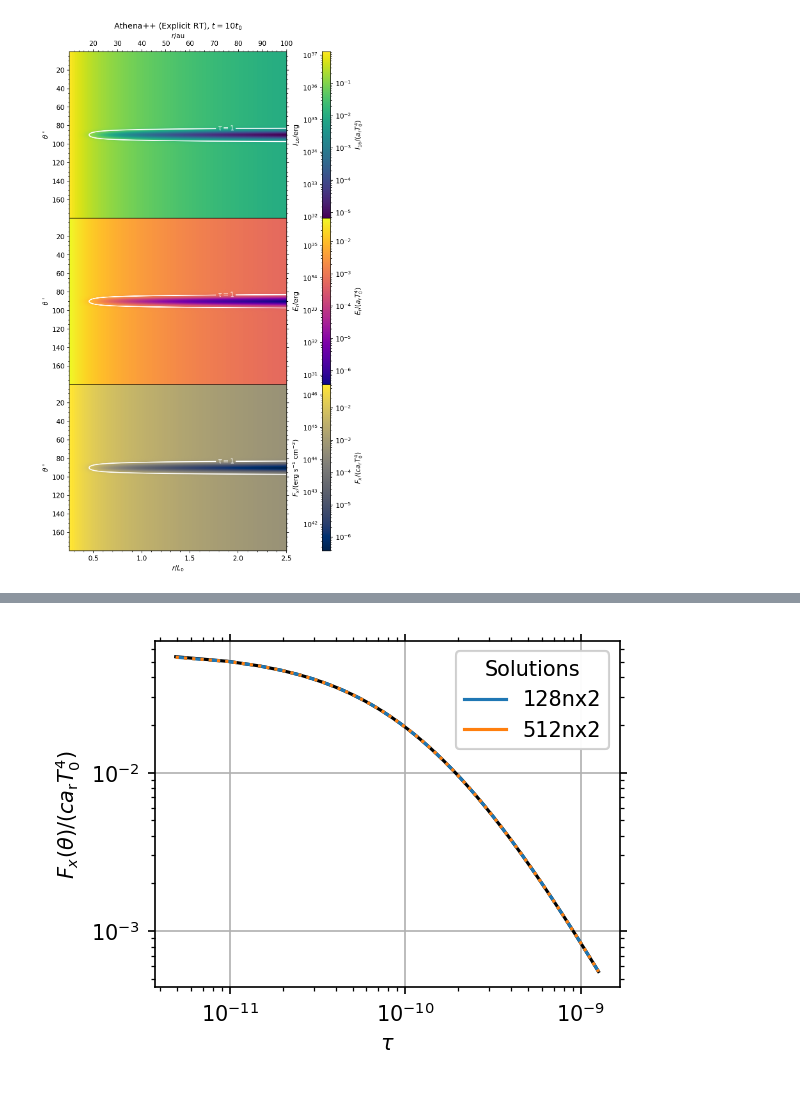
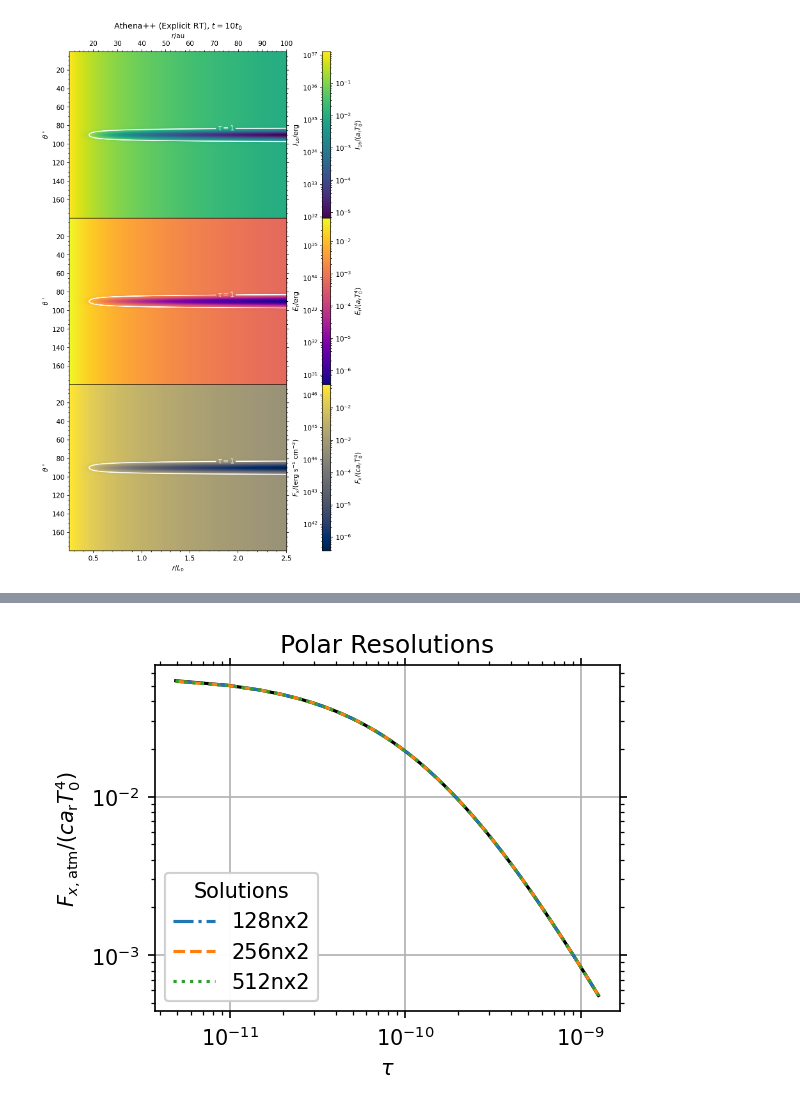
Before and after one commit to sabaronett/rad-hydro, a Jupyter notebook: athena/dev/yanfeij/const_opac_raytrace/ExplicitRTComparison.ipynb, the cells around one changed output, grey strips where cells are left out. Cells and saved outputs as stored; diff of their text form; code cells hidden in the pictures.

```diff
--- a/athena/dev/yanfeij/const_opac_raytrace/ExplicitRTComparison.ipynb
+++ b/athena/dev/yanfeij/const_opac_raytrace/ExplicitRTComparison.ipynb
@@ -260,9 +260,9 @@ rads, phis, zs = GetCylCoord(x1mesh, x2mesh, 0)
 rho_field_theo = DenProfileCyl(rads, phis, zs)
 rho_field_theo[rho_field_theo < dfloor] = dfloor
 T_field_theo = PoverR(rads, phis, zs)
-dtheta = (x2max - x2min)/nx2
+dtheta_theo = (x2max - x2min)/nx2
 theta_mid_deg = 90
-j_mid = int(theta_mid_deg/rad2deg/dtheta)
+j_mid = int(theta_mid_deg/rad2deg/dtheta_theo)
 
 # Plot
 fig, axs = plt.subplots(nrows=2, sharex=True, figsize=(4, 6), dpi=150)
@@ -350,7 +350,9 @@ import matplotlib.pyplot as plt
 def fmt(x):
   return rf'$\tau={x:.0f}$'
 
-dtau = rho_field_theo*kappa_a*np.diff(x1f)
+# dtau = rho_field_theo*kappa_a*np.diff(x1f)
+dtau = rho_field_theo*kappa_a*((x1f[1:]**3 - x1f[:-1]**3)/3)\
+       /(((x1f[1:]**2 + x1f[:-1]**2)/2))
 tau_field_theo = np.cumsum(dtau, axis=1)
 # Fx_field_theo = np.power(T, 4)*np.power(R/x1v, 2)/4*(np.exp(-tau_field_theo))
 F = 1
@@ -583,19 +585,19 @@ F_x(10 au) = 5.32e-02 ca_rT_0^4 = 2.14e+46 erg/cm^2/s
 #===============================================================================
 problem_id = 'const_opac_raytrace'
 fig, ax = plt.subplots(figsize=(4, 3), dpi=150)
-colors = ['tab:blue', 'tab:orange', 'tab:green', 'tab:red', 'tab:purple',
+cs = ['tab:blue', 'tab:orange', 'tab:green', 'tab:red', 'tab:purple',
           'tab:brown', 'tab:pink', 'tab:gray', 'tab:olive', 'tab:cyan']
 theta_degs = [90, 86, 60]
 lss = ['solid', 'dashed', 'dotted']
 c_solns, ls_thetas = [], []
-runs = ['128nx2', '512nx2']
+runs = ['128nx2', '256nx2', '512nx2']
 
 for th, theta_deg in enumerate(theta_degs):
     # Plot analytic solution
-    j = int(theta_deg/rad2deg/dtheta)
+    j = int(theta_deg/rad2deg/dtheta_theo)
     ax.plot(x1v, Fx_field_theo[j, :], color='black', ls=lss[th])
     ls_thetas.append(ax.plot([], [], color='tab:gray', ls=lss[th],
-                  label=rf'${theta_deg}$')[0])
+                     label=rf'${theta_deg}$')[0])
 
 # c_solns.append(ax.plot([], [], color='black', label='Analytic')[0])
 
@@ -617,7 +619,7 @@ for i, run in enumerate(runs):
 
 # Plot ghost points for colorless line style and add legends
 ls_legend = plt.legend(title=r'$\theta^\circ$', handles=ls_thetas,
-                       loc='center left')
+                       loc='lower center')
 color_legend = plt.legend(title='Solutions', handles=c_solns, loc='lower left')
 ax.add_artist(ls_legend)
 ax.add_artist(color_legend)
@@ -630,7 +632,7 @@ ax_r.set(xlabel=r'$r$/au')
 # Format (sub)plots
 ax.grid()
 ax.minorticks_on()
-ax.set(xlabel=r'$r/L_0$', xscale='log', yscale='log',
+ax.set(xlabel=r'$r/L_0$', xscale='log', yscale='log', title='Polar Resolutions',
        ylabel=r'$F_x(\theta)/(ca_\mathrm{r}T_0^4)$')
 ax.tick_params(axis='both', which='both', right=True)
 # plt.savefig('figs/frame.jpg', bbox_inches='tight')
@@ -640,16 +699,16 @@ ax.tick_params(axis='both', which='both', right=True)
 #===============================================================================
 problem_id = 'const_opac_raytrace'
 fig, ax = plt.subplots(figsize=(4, 3), dpi=150)
-colors = ['tab:blue', 'tab:orange', 'tab:green', 'tab:red', 'tab:purple',
+cs = ['tab:blue', 'tab:orange', 'tab:green', 'tab:red', 'tab:purple',
           'tab:brown', 'tab:pink', 'tab:gray', 'tab:olive', 'tab:cyan']
 theta_degs = [90, 86, 60]
 lss = ['solid', 'dashed', 'dotted']
 c_solns, ls_thetas = [], []
-runs = ['128nx2', '512nx2']
+runs = ['128nx2', '256nx2', '512nx2']
 
 for th, theta_deg in enumerate(theta_degs):
     # Plot analytic solution
-    j = int(theta_deg/rad2deg/dtheta)
+    j = int(theta_deg/rad2deg/dtheta_theo)
     ax.plot(tau_field_theo[j, :], Fx_field_theo[j, :], color='black', ls=lss[th])
     ls_thetas.append(ax.plot([], [], color='tab:gray', ls=lss[th],
                   label=rf'${theta_deg}$')[0])
@@ -685,6 +744,7 @@ ax.add_artist(color_legend)
 ax.grid()
 ax.minorticks_on()
 ax.set(xlabel=r'$\tau$', yscale='log',
+       title=r'Polar Resolutions, d$\tau\propto r_\mathrm{p} - r_\mathrm{m}$',
        ylabel=r'$F_x(\theta)/(ca_\mathrm{r}T_0^4)$')
 ax.tick_params(axis='both', which='both', top=True, right=True)
 # plt.savefig('figs/frame.jpg', bbox_inches='tight')
@@ -694,48 +922,48 @@ ax.tick_params(axis='both', which='both', top=True, right=True)
 #===============================================================================
 problem_id = 'const_opac_raytrace'
 fig, ax = plt.subplots(figsize=(4, 3), dpi=150)
-colors = ['tab:blue', 'tab:orange', 'tab:green', 'tab:red', 'tab:purple',
+cs = ['tab:blue', 'tab:orange', 'tab:green', 'tab:red', 'tab:purple',
           'tab:brown', 'tab:pink', 'tab:gray', 'tab:olive', 'tab:cyan']
 theta_degs = [60]
-lss = ['solid', 'dashed', 'dotted']
+lss = ['solid', 'dashdot', 'dashed', 'dotted']
 c_solns, ls_thetas = [], []
-runs = ['128nx2', '512nx2']
+runs = ['128nx2', '256nx2', '512nx2']
 
 for th, theta_deg in enumerate(theta_degs):
     # Plot analytic solution
-    j = int(theta_deg/rad2deg/dtheta)
+    j = int(theta_deg/rad2deg/dtheta_theo)
     ax.plot(tau_field_theo[j, :], Fx_field_theo[j, :], color='black')
 
 # c_solns.append(ax.plot([], [], color='black', label='Analytic')[0])
 
 # Read and plot explicit RT Athena++ solutions
 for i, run in enumerate(runs):
   path = f'eRT-{run}'
   athinput = athena_read.athinput(f'{path}/athinput.{problem_id}')
   dtheta = (athinput['mesh']['x2max'] - athinput['mesh']['x2min'])\
            /athinput['mesh']['nx2']
   athdf = athena_read.athdf(f'{path}/athdf/{problem_id}.out1.00001.athdf')
   dtau = athdf['Sigma_a_0'][0]*np.diff(athdf['x1f'])
   tau_field = np.cumsum(dtau, axis=1)
   Fx_field = athdf['Fr1'][0]
 
   for th, theta_deg in enumerate(theta_degs):
     j = int(theta_deg/rad2deg/dtheta)
     ax.plot(tau_field[j, :], Fx_field[j, :], color=cs[i], ls=lss[i+1])
 
-  c_solns.append(ax.plot([], [], color=cs[i], label=run)[0])
+  c_solns.append(ax.plot([], [], color=cs[i], ls=lss[i+1], label=run)[0])
 
 
 # Plot ghost points for colorless line style and add legends
-color_legend = plt.legend(title='Solutions', handles=c_solns, loc='upper right')
+color_legend = plt.legend(title='Solutions', handles=c_solns, loc='lower left')
 ax.add_artist(color_legend)
 
 # Format (sub)plots
 ax.grid()
 ax.minorticks_on()
-ax.set(xlabel=r'$\tau$', xscale='log', yscale='log',
-       ylabel=r'$F_x(\theta)/(ca_\mathrm{r}T_0^4)$')
+ax.set(xlabel=r'$\tau$', xscale='log', yscale='log', title='Polar Resolutions',
+       ylabel=r'$F_{x,\mathrm{atm}}/(ca_\mathrm{r}T_0^4)$')
 ax.tick_params(axis='both', which='both', top=True, right=True)
 # plt.savefig('figs/frame.jpg', bbox_inches='tight')
 # %% [output]
-[figure, old version]
+[figure, new version]
```
Also changed, not shown: parts of 8 cells of this notebook.
